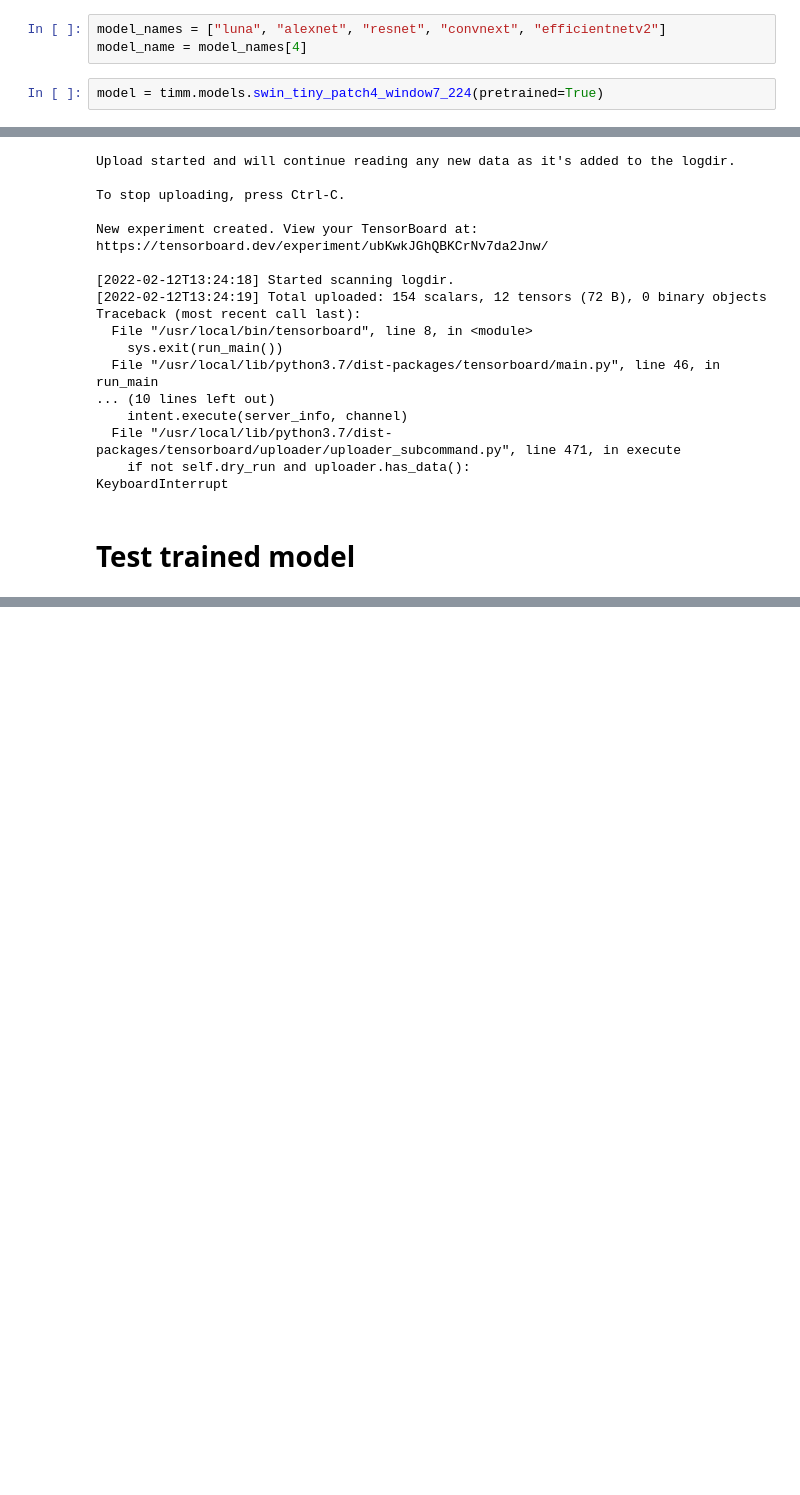
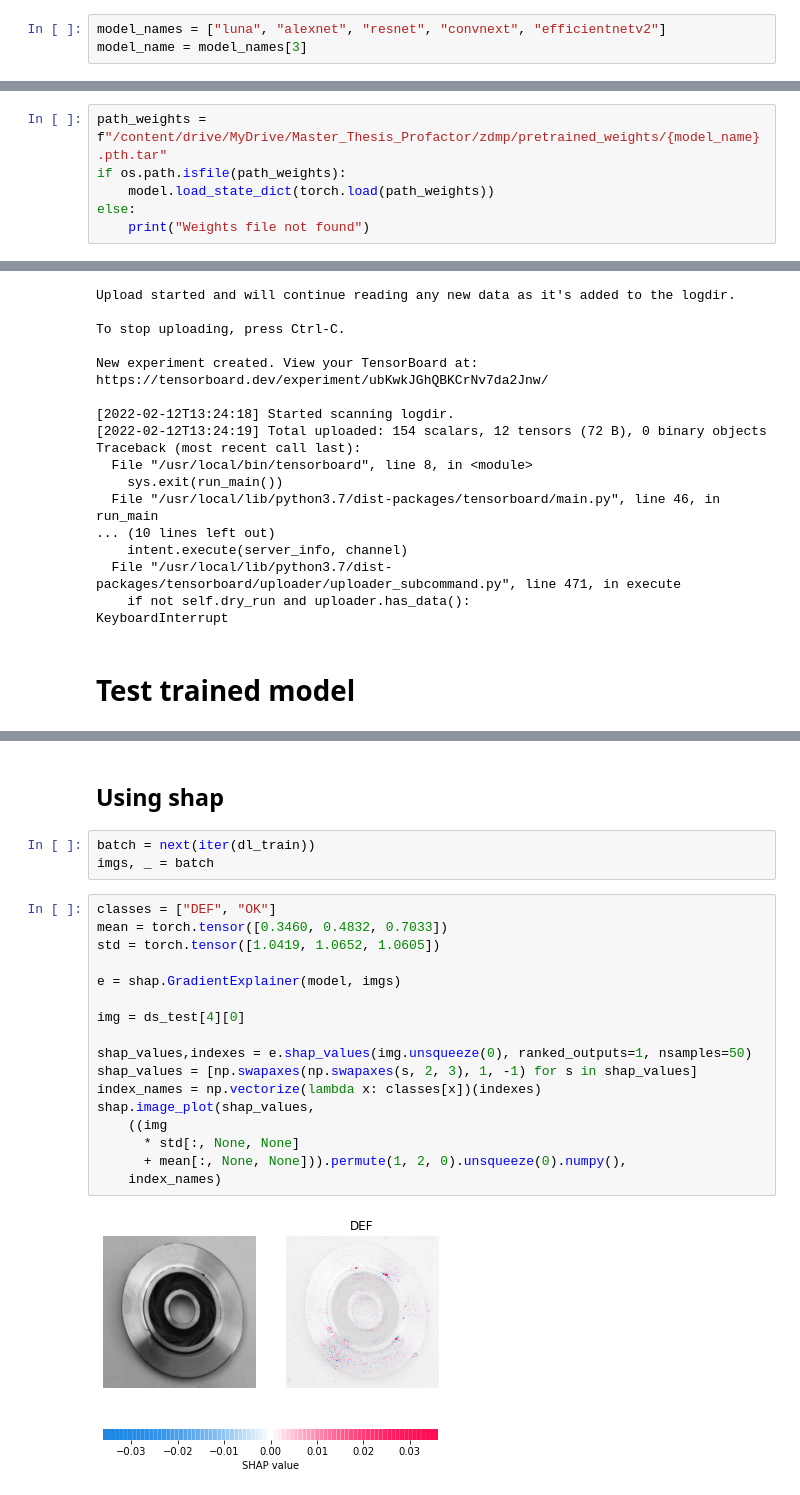
Before and after one commit to VasquezMatias/Master_Thesis_Profactor, a Jupyter notebook: notebooks/luna_example.ipynb, the cells around one changed output, grey strips where cells are left out. Cells and saved outputs as stored; diff of their text form; blank space fills up the shorter version.

```diff
--- a/notebooks/luna_example.ipynb
+++ b/notebooks/luna_example.ipynb
@@ -59,5 +66,3 @@ def save_model(model, name):
 # %%
 model_names = ["luna", "alexnet", "resnet", "convnext", "efficientnetv2"]
-model_name = model_names[4]
+model_name = model_names[3]
-# %%
-model = timm.models.swin_tiny_patch4_window7_224(pretrained=True)
@@ -168,2 +150,8 @@ Global seed set to 42
+# %%
+path_weights = f"/content/drive/MyDrive/Master_Thesis_Profactor/zdmp/pretrained_weights/{model_name}.pth.tar"
+if os.path.isfile(path_weights):
+    model.load_state_dict(torch.load(path_weights))
+else:
+    print("Weights file not found")
 # %% [markdown]
 # Tensorboard
@@ -238,0 +244,24 @@ DATALOADER:0 VALIDATE RESULTS
+# %% [markdown]
+## Using shap
+# %%
+batch = next(iter(dl_train))
+imgs, _ = batch
+# %%
+classes = ["DEF", "OK"]
+mean = torch.tensor([0.3460, 0.4832, 0.7033])
+std = torch.tensor([1.0419, 1.0652, 1.0605])
+
+e = shap.GradientExplainer(model, imgs)
+
+img = ds_test[4][0]
+
+shap_values,indexes = e.shap_values(img.unsqueeze(0), ranked_outputs=1, nsamples=50)
+shap_values = [np.swapaxes(np.swapaxes(s, 2, 3), 1, -1) for s in shap_values]
+index_names = np.vectorize(lambda x: classes[x])(indexes)
+shap.image_plot(shap_values,
+    ((img
+      * std[:, None, None]
+      + mean[:, None, None])).permute(1, 2, 0).unsqueeze(0).numpy(),
+    index_names)
+# %% [output]
+[figure, added]
```
Also changed, not shown: parts of 31 cells of this notebook, 1 other file.
